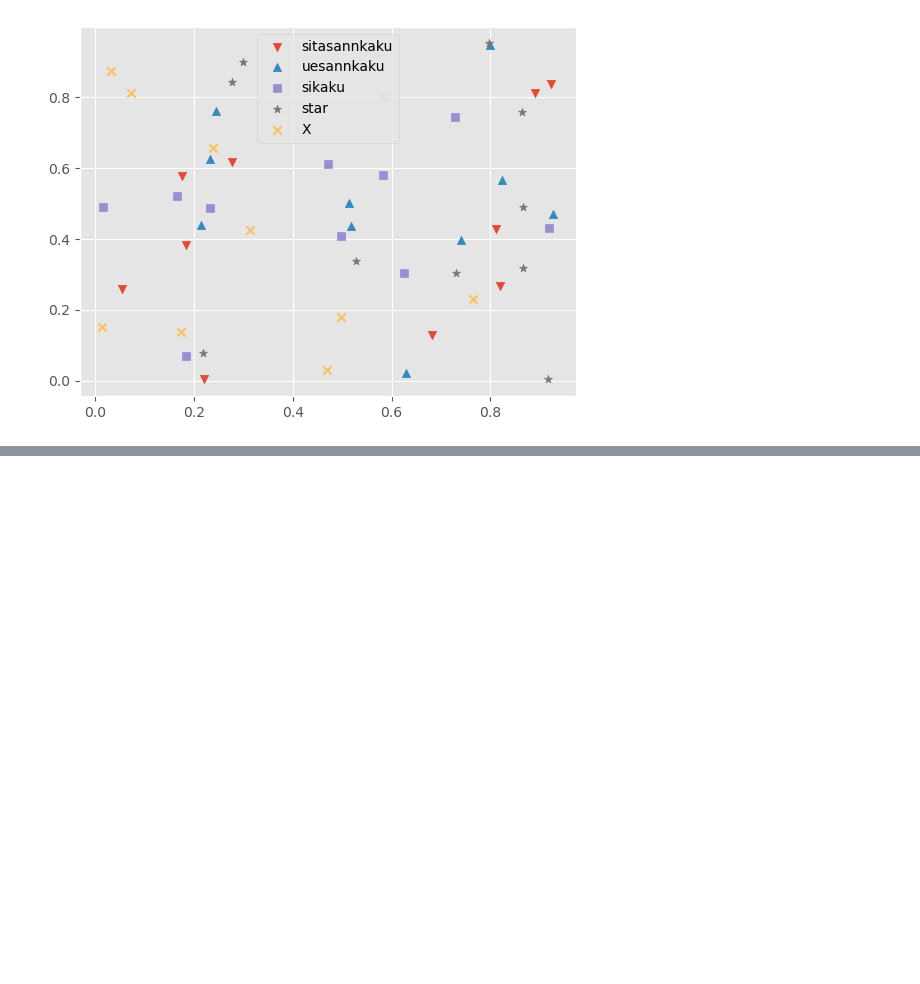
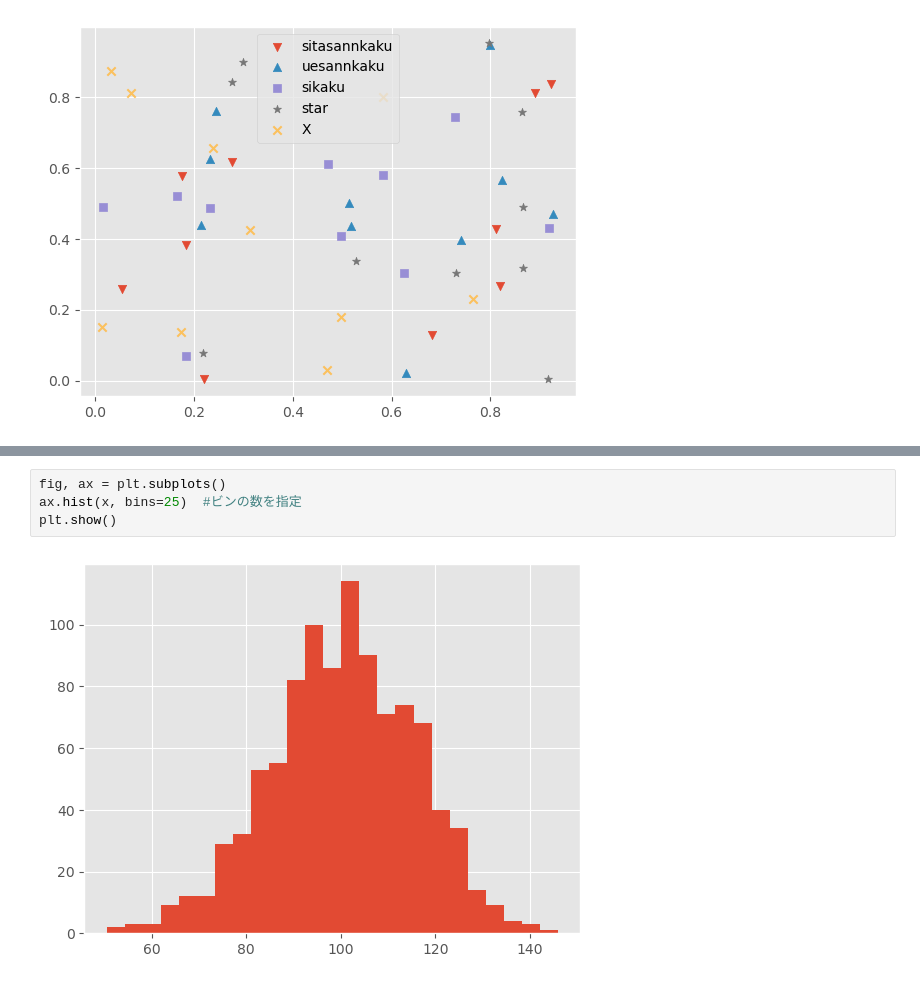
Before and after one commit to makishig/python_practice, a Jupyter notebook: 2026_4_25.ipynb, the cells around one changed output, grey strips where cells are left out. Drawn from its saved outputs; the diff is of its cells as text; blank space fills up the shorter version.

```diff
--- a/2026_4_25.ipynb
+++ b/2026_4_25.ipynb
@@ -65,0 +78,6 @@ plt.show()
+# %%
+fig, ax = plt.subplots()
+ax.hist(x, bins=25)  #ビンの数を指定
+plt.show()
+# %% [output]
+[figure, added]
```
Also changed, not shown: parts of 6 cells of this notebook.
